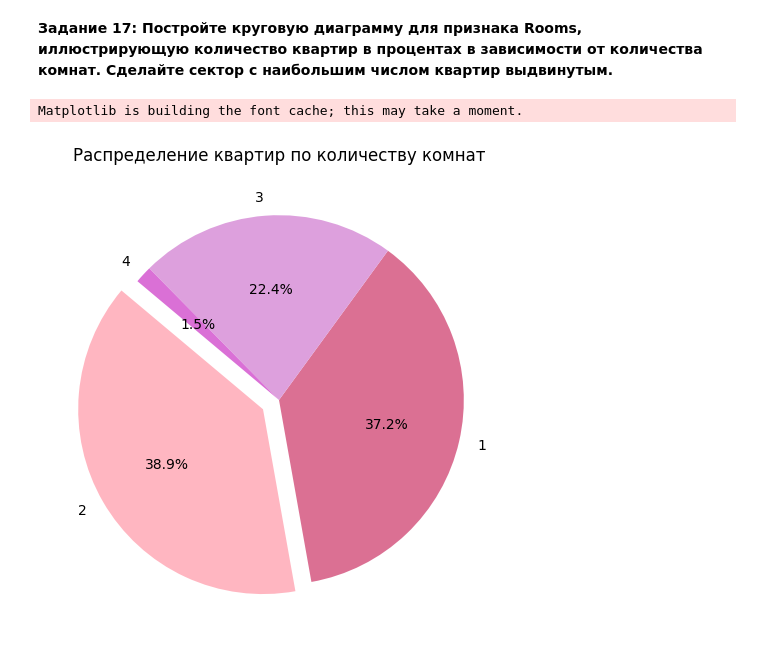
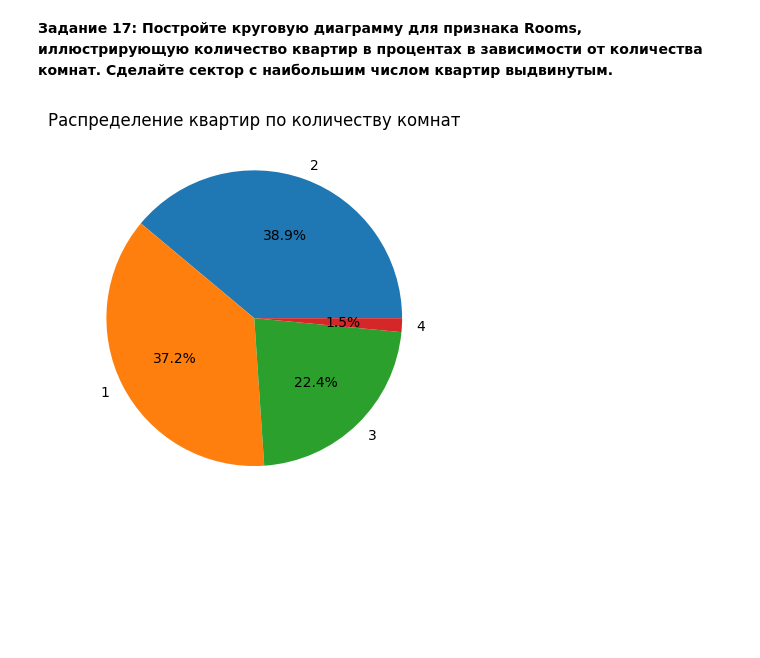
Before and after one commit to yanasirina/ml_labs, a Jupyter notebook: lab_01/lab.ipynb, the cells around one changed output. Cells and saved outputs as stored; diff of their text form; code cells hidden in the pictures; blank space fills up the shorter version.

```diff
--- a/lab_01/lab.ipynb
+++ b/lab_01/lab.ipynb
@@ -404,22 +404,19 @@ books_data
 # %%
 import matplotlib.pyplot as plt
 
-data = pd.read_csv('data.csv')
-room_counts = data['Rooms'].value_counts(normalize=True) * 100
 
-room_counts = room_counts[room_counts >= 1]
+data = pd.read_csv('data.csv')  # считаем первоначальные данные
+room_counts = data['Rooms'].value_counts(normalize=True) * 100  # процент разного количества комнат в датасете
+room_counts = room_counts[room_counts >= 1]  # оставим только количество комнат, процент которых более 1
 
-plt.figure(figsize=(10, 6))
-plt.pie(room_counts,
-        labels=list(map(int, room_counts.index)),
-        autopct='%1.1f%%',
-        startangle=140,
-        explode=[0.1 if room_counts.idxmax() == i else 0 for i in room_counts.index],
-        colors=['#ffb6c1', '#db7093', '#dda0dd', '#da70d6', '#ba55d3', '#9370db', '#8a2be2'])
+plt.pie(  # pie рисует круговые диаграммы
+    room_counts,  # данные о комнатах
+    labels=[int(room) for room in room_counts.index],  # список имеющихся количеств комнат
+    autopct='%1.1f%%',  # формула для форматичрования процентов
+)
 
 
 plt.title('Распределение квартир по количеству комнат')
 plt.show()
 # %% [output]
-Matplotlib is building the font cache; this may take a moment.
-[figure, old version]
+[figure, new version]
```
Also changed, not shown: parts of 15 cells of this notebook.
